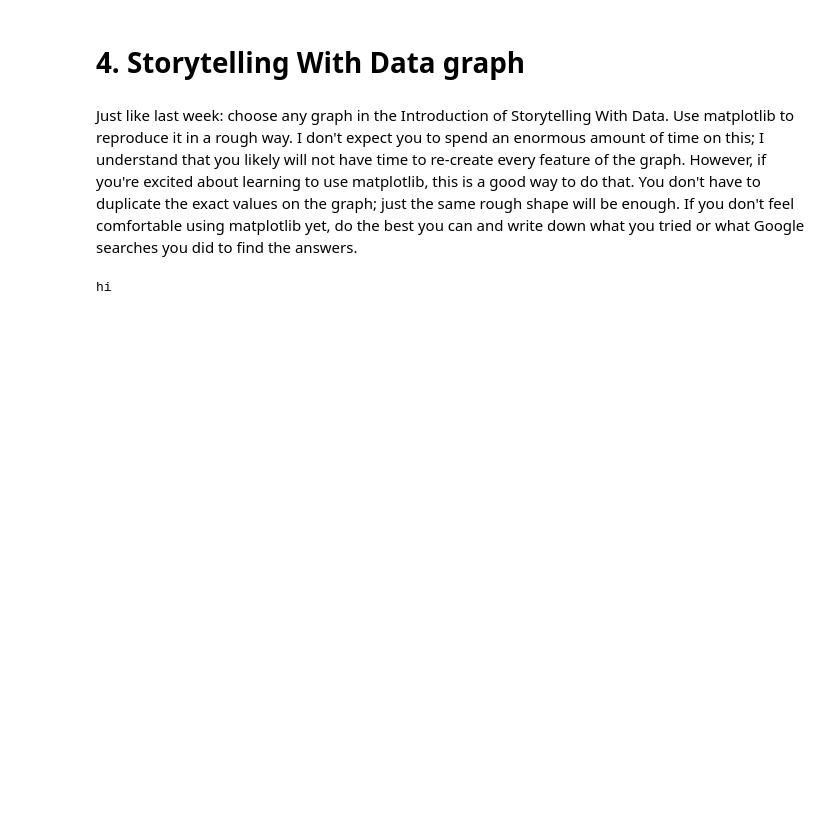
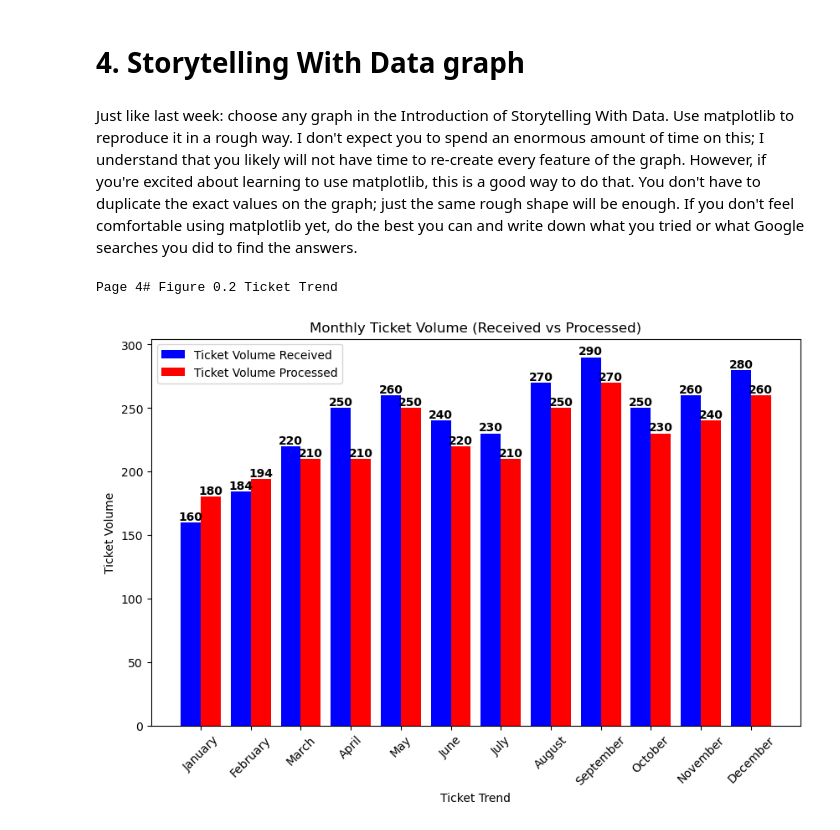
Before and after one commit to pbhise9/AI_Week2, a Jupyter notebook: OMDS-ModB2-Week2-Bhise-Pallavi.ipynb, the cells around one changed output. Cells and saved outputs as stored; diff of their text form; code cells hidden in the pictures; blank space fills up the shorter version.

```diff
--- a/OMDS-ModB2-Week2-Bhise-Pallavi.ipynb
+++ b/OMDS-ModB2-Week2-Bhise-Pallavi.ipynb
@@ -186,7 +204,52 @@ Invalid Age Series([], Name: count, dtype: int64)
 # 4. Storytelling With Data graph
 # %% [markdown]
 Just like last week: choose any graph in the Introduction of Storytelling With Data. Use matplotlib to reproduce it in a rough way. I don't expect you to spend an enormous amount of time on this; I understand that you likely will not have time to re-create every feature of the graph. However, if you're excited about learning to use matplotlib, this is a good way to do that. You don't have to duplicate the exact values on the graph; just the same rough shape will be enough.  If you don't feel comfortable using matplotlib yet, do the best you can and write down what you tried or what Google searches you did to find the answers.
-# %%
-print("hi")
-# %% [output]
-hi
+# %%
+print("\nPage 4# Figure 0.2 Ticket Trend \n")
+
+import numpy as np
+import matplotlib.pyplot as plt
+
+# Define months (X-axis)
+months = ['January', 'February', 'March', 'April', 'May', 'June',
+          'July', 'August', 'September', 'October', 'November', 'December']
+
+# Sample Y-axis values
+ticket_volume_received = [160, 184, 220, 250, 260, 240, 230, 270, 290, 250, 260, 280]
+ticket_volume_processed = [180, 194, 210, 210, 250, 220, 210, 250, 270, 230, 240, 260]
+
+# Set width for bars
+bar_width = 0.4
+
+# X positions for bars
+x = np.arange(len(months))
+
+# Create the bar chart
+plt.figure(figsize=(10, 6))
+bar1 = plt.bar(x, ticket_volume_received, width=bar_width, label='Ticket Volume Received', color='blue')
+bar2 = plt.bar(x + bar_width, ticket_volume_processed, width=bar_width, label='Ticket Volume Processed', color='red')
+
+# Add value labels on top of bars
+for bar in bar1:
+    plt.text(bar.get_x() + bar.get_width()/2, bar.get_height(), str(bar.get_height()),
+             ha='center', va='bottom', fontsize=10, fontweight='bold', color='black')
+
+for bar in bar2:
+    plt.text(bar.get_x() + bar.get_width()/2, bar.get_height(), str(bar.get_height()),
+             ha='center', va='bottom', fontsize=10, fontweight='bold', color='black')
+
+# Set labels and title
+plt.xlabel('Ticket Trend')
+plt.ylabel('Ticket Volume')
+plt.title('Monthly Ticket Volume (Received vs Processed)')
+plt.xticks(x + bar_width / 2, months, rotation=45)  # Rotate x-axis labels for better readability
+plt.yticks(np.arange(0, 301, 50))  # Set Y-axis range from 0 to 300 with 50 intervals
+
+# Add legend
+plt.legend()
+
+# Display the chart
+plt.show()
+# %% [output]
+Page 4# Figure 0.2 Ticket Trend
+[figure, added]
```
Also changed, not shown: parts of 3 cells of this notebook.
